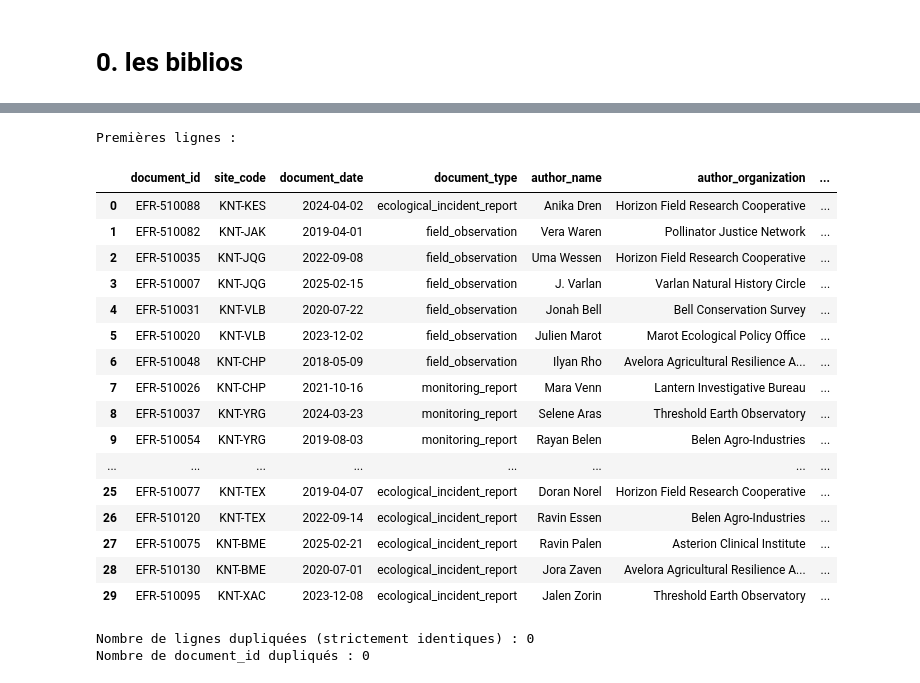
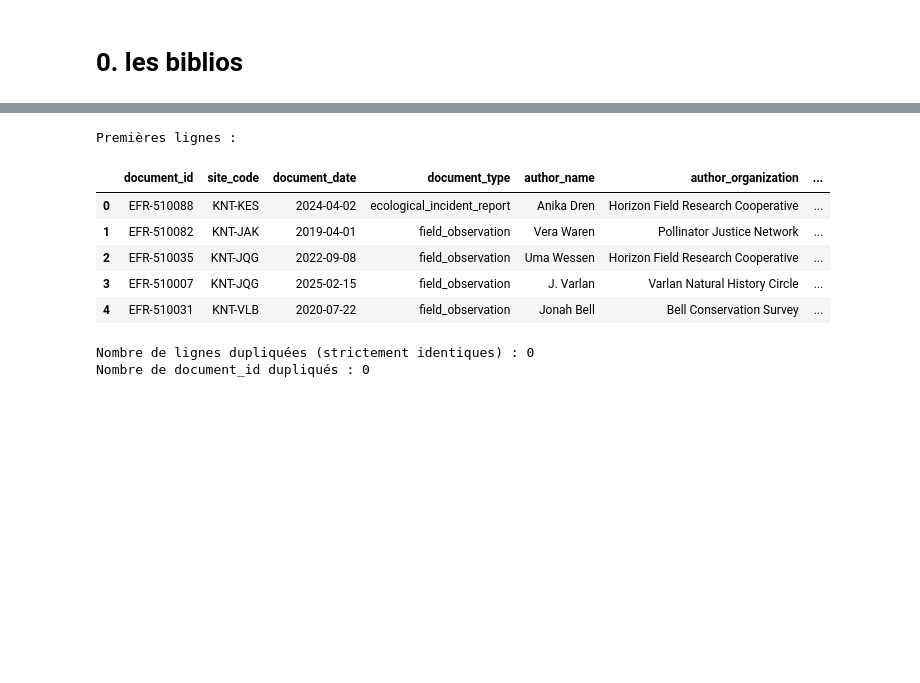
Before and after one commit to HananeDjouadi/G05-DataMining-2627, a Jupyter notebook: data/ecology/environmental_field_reports.ipynb, the cells around one changed output, grey strips where cells are left out. Drawn from its saved outputs; the diff is of its cells as text; code cells hidden in the pictures; blank space fills up the shorter version.

Commit message:
environment_field_report bloc 2 fait

```diff
--- a/data/ecology/environmental_field_reports.ipynb
+++ b/data/ecology/environmental_field_reports.ipynb
@@ -37,26 +48,15 @@ memory usage: 2.9+ KB
 # %%
 # 2. Échantillon des données
 print("\nPremières lignes :")
-display(df)
+display(df.head())
 # %% [output]
 Premières lignes :
 |  | document_id | site_code | document_date | document_type | author_name | author_organization | ... |
 | 0 | EFR-510088 | KNT-KES | 2024-04-02 | ecological_incident_report | Anika Dren | Horizon Field Research Cooperative | ... |
 | 1 | EFR-510082 | KNT-JAK | 2019-04-01 | field_observation | Vera Waren | Pollinator Justice Network | ... |
 | 2 | EFR-510035 | KNT-JQG | 2022-09-08 | field_observation | Uma Wessen | Horizon Field Research Cooperative | ... |
 | 3 | EFR-510007 | KNT-JQG | 2025-02-15 | field_observation | J. Varlan | Varlan Natural History Circle | ... |
 | 4 | EFR-510031 | KNT-VLB | 2020-07-22 | field_observation | Jonah Bell | Bell Conservation Survey | ... |
-| 5 | EFR-510020 | KNT-VLB | 2023-12-02 | field_observation | Julien Marot | Marot Ecological Policy Office | ... |
-| 6 | EFR-510048 | KNT-CHP | 2018-05-09 | field_observation | Ilyan Rho | Avelora Agricultural Resilience A... | ... |
-| 7 | EFR-510026 | KNT-CHP | 2021-10-16 | monitoring_report | Mara Venn | Lantern Investigative Bureau | ... |
-| 8 | EFR-510037 | KNT-YRG | 2024-03-23 | monitoring_report | Selene Aras | Threshold Earth Observatory | ... |
-| 9 | EFR-510054 | KNT-YRG | 2019-08-03 | monitoring_report | Rayan Belen | Belen Agro-Industries | ... |
-| ... | ... | ... | ... | ... | ... | ... | ... |
-| 25 | EFR-510077 | KNT-TEX | 2019-04-07 | ecological_incident_report | Doran Norel | Horizon Field Research Cooperative | ... |
-| 26 | EFR-510120 | KNT-TEX | 2022-09-14 | ecological_incident_report | Ravin Essen | Belen Agro-Industries | ... |
-| 27 | EFR-510075 | KNT-BME | 2025-02-21 | ecological_incident_report | Ravin Palen | Asterion Clinical Institute | ... |
-| 28 | EFR-510130 | KNT-BME | 2020-07-01 | ecological_incident_report | Jora Zaven | Avelora Agricultural Resilience A... | ... |
-| 29 | EFR-510095 | KNT-XAC | 2023-12-08 | ecological_incident_report | Jalen Zorin | Threshold Earth Observatory | ... |
 # %%
 # 3. Doublons
 print("Nombre de lignes dupliquées (strictement identiques) :", df.duplicated().sum())
```
Also changed, not shown: parts of 69 cells of this notebook, 2 other files.
